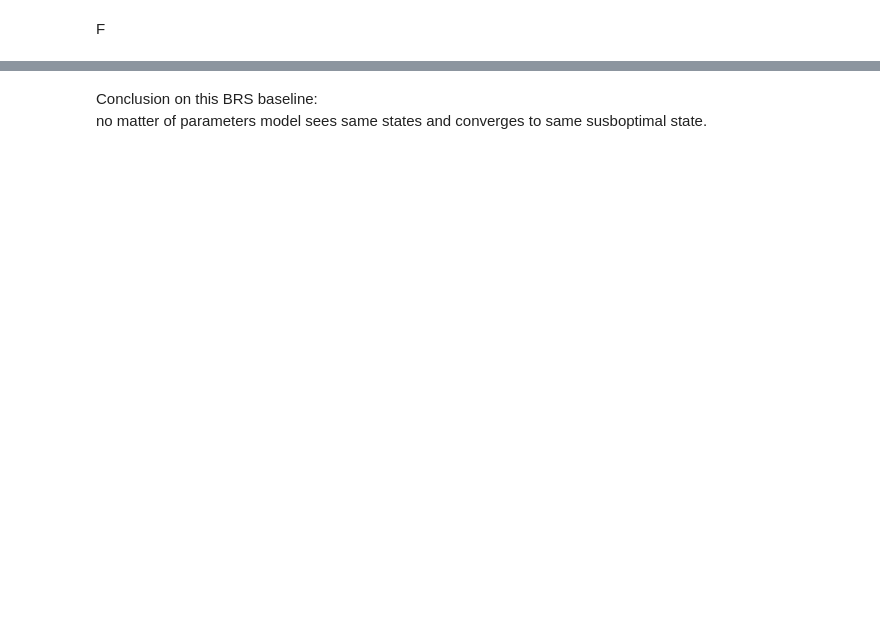
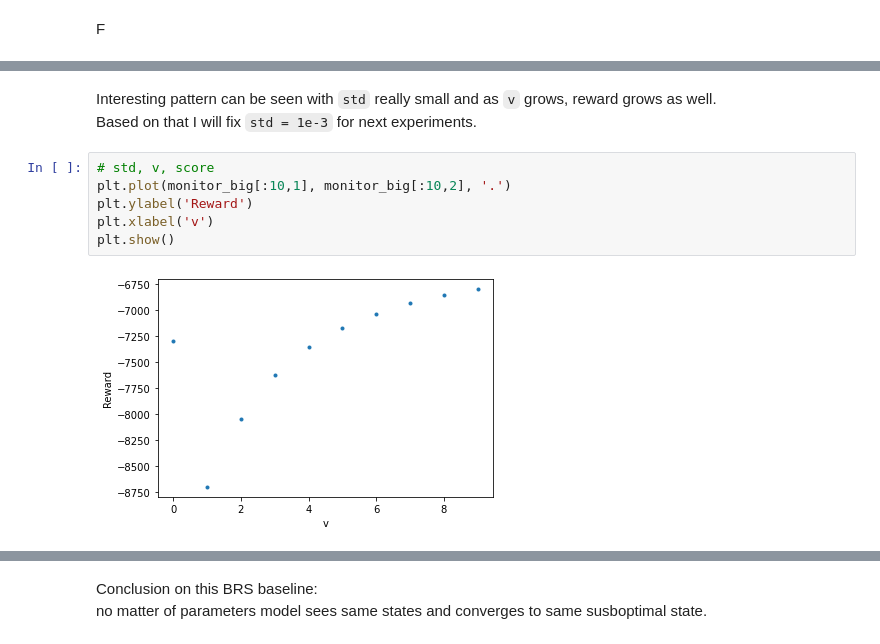
Before and after one commit to ivanvoid/ARS_RL, a Jupyter notebook: ARS.ipynb, the cells around one changed output, grey strips where cells are left out. Drawn from its saved outputs; the diff is of its cells as text; blank space fills up the shorter version.

```diff
--- a/ARS.ipynb
+++ b/ARS.ipynb
@@ -250,3 +262,14 @@ plt.show()
+# %% [markdown]
+Interesting pattern can be seen with `std` really small and as `v` grows, reward grows as well.
+Based on that I will fix `std = 1e-3` for next experiments.
+# %%
+# std, v, score
+plt.plot(monitor_big[:10,1], monitor_big[:10,2], '.')
+plt.ylabel('Reward')
+plt.xlabel('v')
+plt.show()
+# %% [output]
+[figure, added]
 # %%
 fig, ax = plt.subplots()
 D = [monitor_sml[:,2], monitor_big[:,2]]
```
Also changed, not shown: parts of 15 cells of this notebook.
